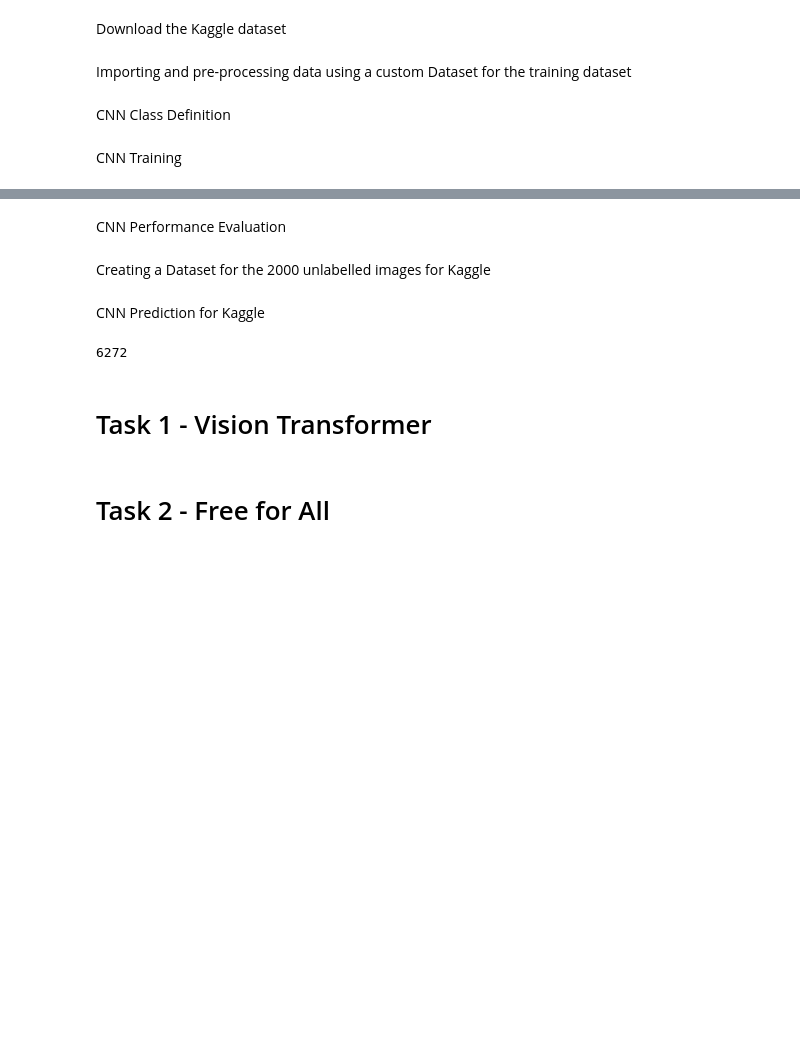
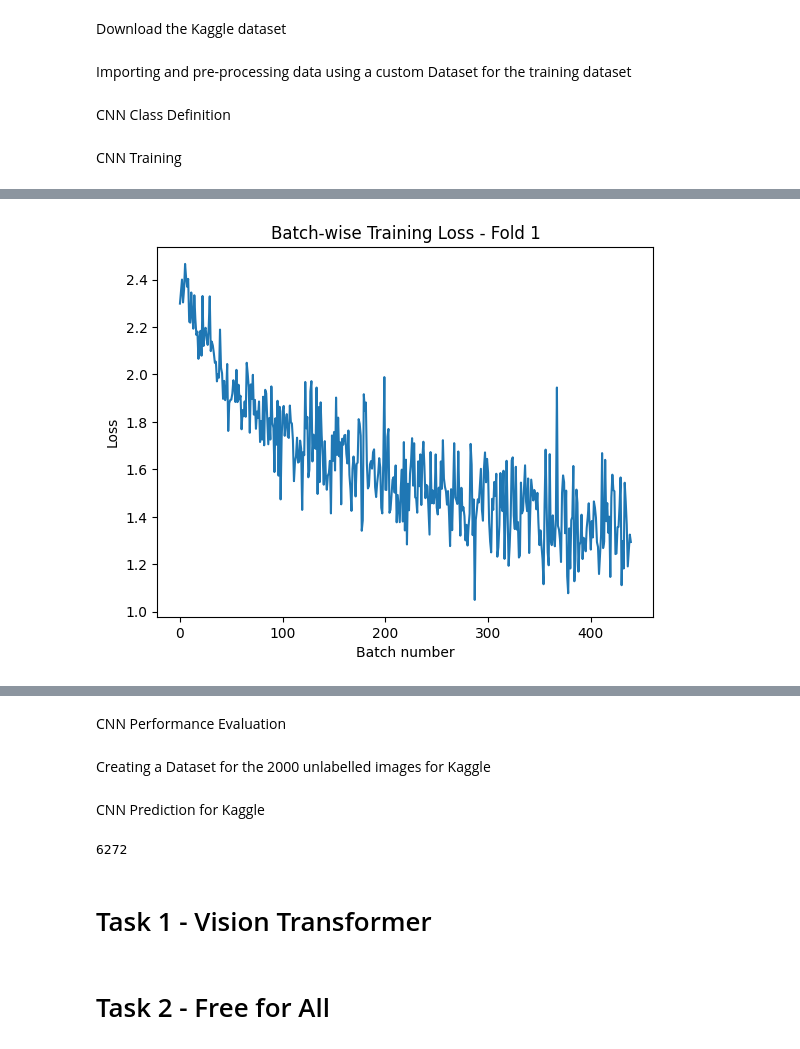
Before and after one commit to Thcastro2004/ECSE551-A2-ML-for-engineers, a Jupyter notebook: Barnett_Cottereau_Zhang_Assignment2.ipynb, the cells around one changed output, grey strips where cells are left out. Cells and saved outputs as stored; diff of their text form; code cells hidden in the pictures; blank space fills up the shorter version.

Commit message:
Working task 2, slow but 80% accuracy

```diff
--- a/Barnett_Cottereau_Zhang_Assignment2.ipynb
+++ b/Barnett_Cottereau_Zhang_Assignment2.ipynb
@@ -167,48 +175,103 @@ train_dataset = Subset(training_dataset, train_indices)
 validation_dataset = Subset(testing_dataset, train_indices)
 final_test_dataset = Subset(testing_dataset, test_indices) #for final model performance analysis
 
+# GPU setup with better detection
+if torch.cuda.is_available():
+    device = torch.device('cuda')
+    print(f"Using device: {device}")
+    print(f"GPU: {torch.cuda.get_device_name(0)}")
+    print(f"CUDA version: {torch.version.cuda}")
+    print(f"GPU count: {torch.cuda.device_count()}")
+elif hasattr(torch.backends, 'mps') and torch.backends.mps.is_available():
+    device = torch.device('mps')
+    print(f"Using device: {device} (Apple Silicon GPU)")
+else:
+    device = torch.device('cpu')
+    print(f"Using device: {device}")
+    print("No GPU detected. Checking PyTorch installation...")
+    print(f"PyTorch version: {torch.__version__}")
+    if 'cpu' in torch.__version__.lower():
+        print("WARNING: CPU-only PyTorch detected. Install CUDA version for GPU support:")
+        print("  pip install torch torchvision torchaudio --index-url https://download.pytorch.org/whl/cu118")
+
 results = []
 weights = []
 kf = KFold(shuffle=True, random_state=42)
 
 for i, (train_idx, test_idx) in enumerate(kf.split(train_indices)):
+  print(f"\n{'='*50}")
+  print(f"Fold {i+1}")
+  print(f"{'='*50}")
+
   cnn = CNN()
+  cnn = cnn.to(device)
   cnn.train()
   loss_function = nn.CrossEntropyLoss()
   optimizer = torch.optim.Adam(cnn.parameters(), 0.0003, weight_decay=0.0001)
 
   kf_train_dataset = Subset(train_dataset, train_idx)
-  kf_train_dataloader = DataLoader(kf_train_dataset, batch_size=64, shuffle=True, num_workers=2)
+  kf_train_dataloader = DataLoader(kf_train_dataset, batch_size=64, shuffle=True, num_workers=4, persistent_workers=True)
   kf_test_dataset = Subset(validation_dataset, test_idx)
-  kf_test_dataloader = DataLoader(kf_test_dataset, batch_size=64, shuffle=False, num_workers=2)
+  kf_test_dataloader = DataLoader(kf_test_dataset, batch_size=64, shuffle=False, num_workers=4, persistent_workers=True)
 
   training_loss = []
-  for epoch in range(5):
-    for input, label in kf_train_dataloader:
+  num_epochs = 5
+
+  for epoch in range(num_epochs):
+    epoch_loss = 0.0
+    num_batches = 0
+
+    # Progress bar for batches
+    pbar = tqdm(kf_train_dataloader, desc=f"Epoch {epoch+1}/{num_epochs}", ncols=100)
+    for input, label in pbar:
+      input, label = input.to(device), label.to(device)
       output = cnn(input)
       loss = loss_function(output, label)
       optimizer.zero_grad()
       loss.backward()
       optimizer.step()
-      training_loss.append(loss.item())
-      print("batch loss:"+str(loss.item()))
-    print(f"epoch {epoch}: {loss.item()}")
+
+      loss_item = loss.item()
+      training_loss.append(loss_item)
+      epoch_loss += loss_item
+      num_batches += 1
+
+      # Update progress bar with current loss
+      pbar.set_postfix({'loss': f'{loss_item:.4f}'})
+      pbar.update()
+
+    avg_epoch_loss = epoch_loss / num_batches
+    print(f"Epoch {epoch+1}/{num_epochs} - Average Loss: {avg_epoch_loss:.4f}")
 
   plt.plot(training_loss)
   plt.xlabel("Batch number")
   plt.ylabel("Loss")
-  plt.title("Batch-wise Training Loss")
+  plt.title(f"Batch-wise Training Loss - Fold {i+1}")
   plt.show()
-  fold_filename = f"./cnn_fold_{i+1}.pth"
+  fold_filename = f"@generated-data/cnn_fold_{i+1}.pth"
   torch.save(cnn.state_dict(), fold_filename)
 
+  # Validation
+  print(f"Evaluating fold {i+1}...")
   cnn.eval()
   with torch.no_grad():
     correct = 0
-    for input, label in kf_test_dataloader:
+    total = 0
+    for input, label in tqdm(kf_test_dataloader, desc="Validation", ncols=100):
+      input, label = input.to(device), label.to(device)
       output = cnn(input)
       prediction = output.argmax(dim=1)
       correct += (prediction == label).sum().item()
-  results.append(correct/len(test_idx))
-  print(results)
+      total += label.size(0)
+
+  fold_accuracy = correct / total
+  results.append(fold_accuracy)
+  print(f"Fold {i+1} Accuracy: {fold_accuracy:.4f}")
+  print(f"Current Results: {results}")
+
+print(f"\n{'='*50}")
+print(f"Cross-Validation Complete!")
+print(f"All Results: {results}")
+print(f"Mean Accuracy: {np.mean(results):.4f}")
+print(f"{'='*50}")
 # %% [output]
@@ -222,0 +291 @@ KeyboardInterrupt:
+[figure, added]
```
Also changed, not shown: parts of 13 cells of this notebook, 6 other files.
